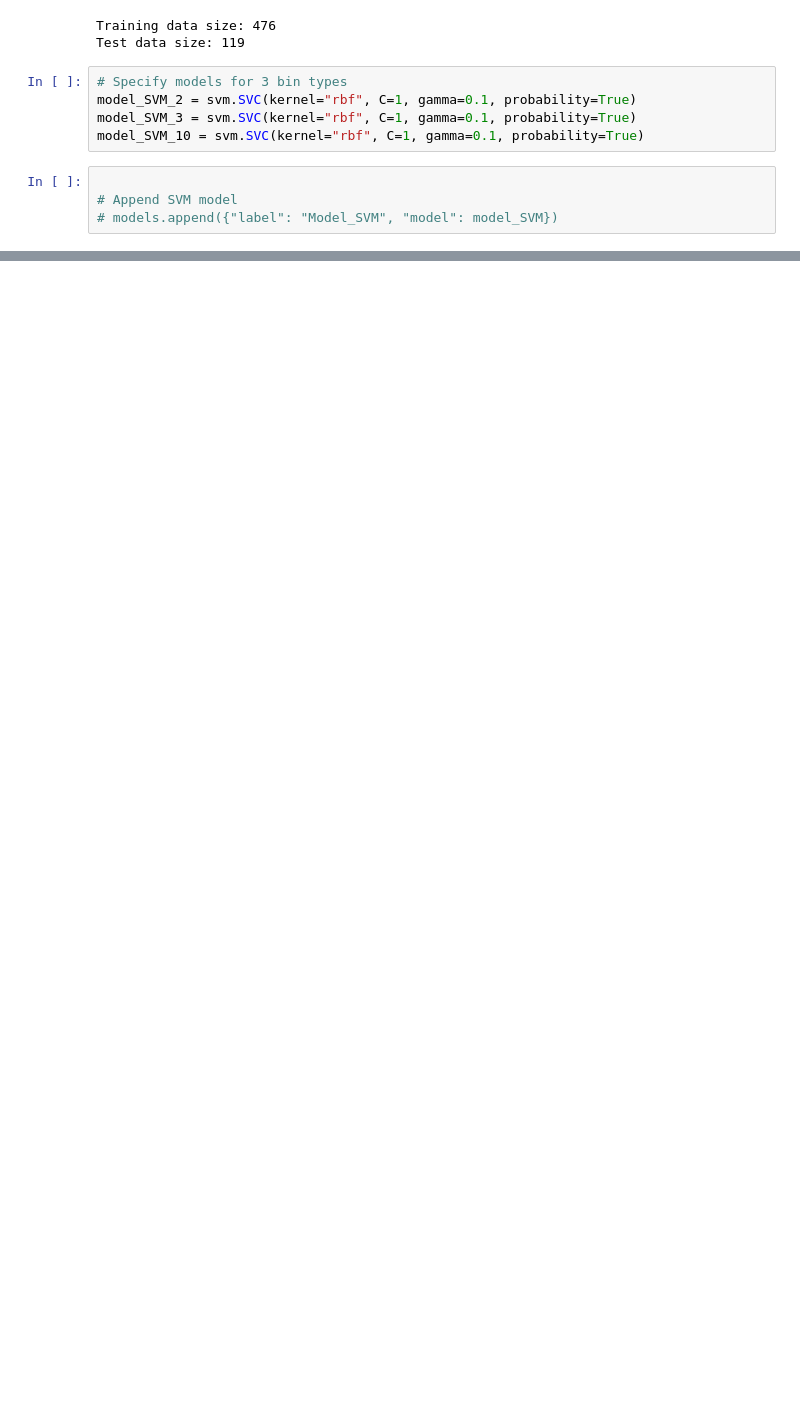
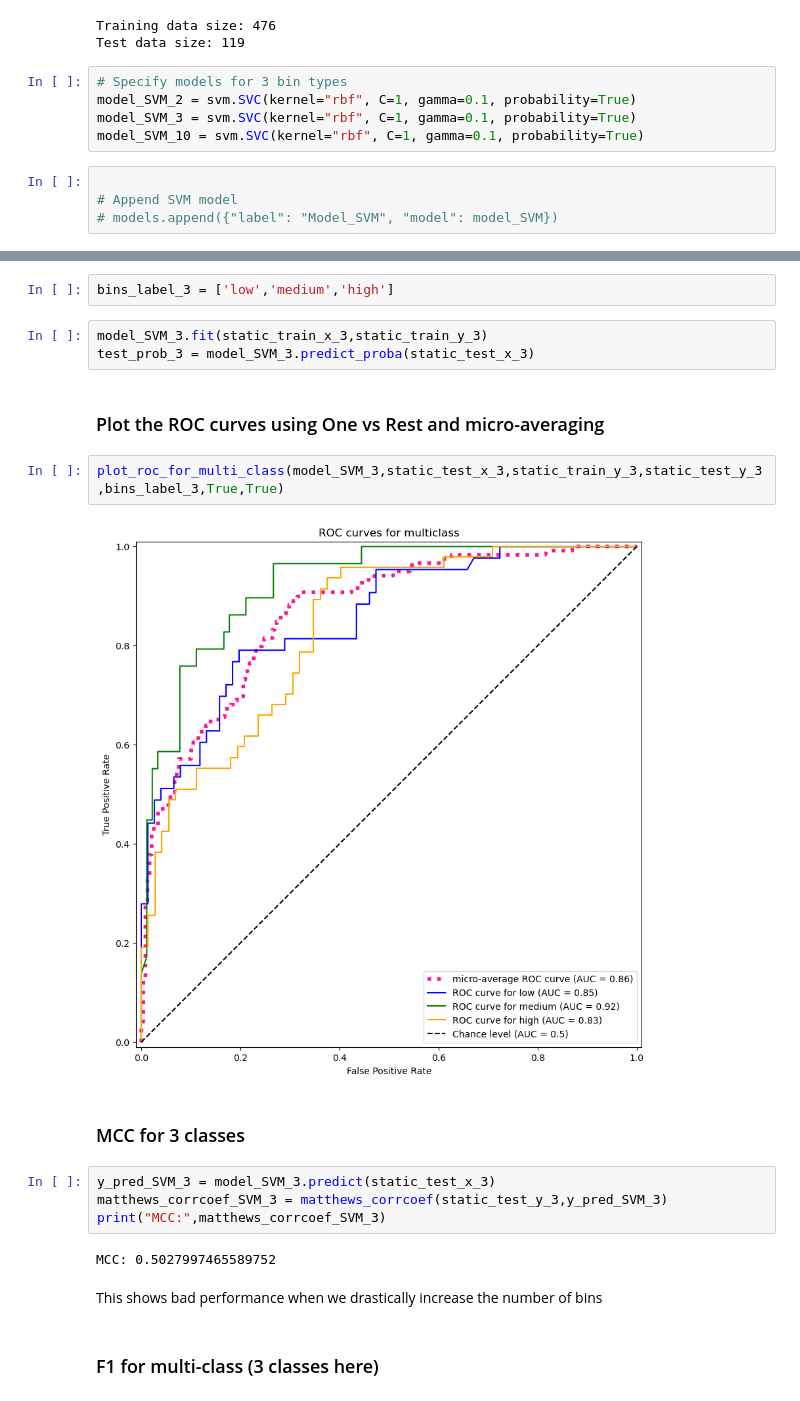
Before and after one commit to ASarriJackson/SummerProject, a Jupyter notebook: Classifiers/Classification_SVM.ipynb, the cells around one changed output, grey strips where cells are left out. Saved outputs shown, nothing was run; the diff lists cells and outputs as text; blank space fills up the shorter version.

```diff
--- a/Classifiers/Classification_SVM.ipynb
+++ b/Classifiers/Classification_SVM.ipynb
@@ -60,0 +120,23 @@ model_SVM_10 = svm.SVC(kernel="rbf", C=1, gamma=0.1, probability=True)
+# %%
+bins_label_3 = ['low','medium','high']
+# %%
+model_SVM_3.fit(static_train_x_3,static_train_y_3)
+test_prob_3 = model_SVM_3.predict_proba(static_test_x_3)
+# %% [markdown]
+### Plot the ROC curves using One vs Rest and micro-averaging ###
+# %%
+plot_roc_for_multi_class(model_SVM_3,static_test_x_3,static_train_y_3,static_test_y_3,bins_label_3,True,True)
+# %% [output]
+[figure, added]
+# %% [markdown]
+### MCC for 3 classes ###
+# %%
+y_pred_SVM_3 = model_SVM_3.predict(static_test_x_3)
+matthews_corrcoef_SVM_3 = matthews_corrcoef(static_test_y_3,y_pred_SVM_3)
+print("MCC:",matthews_corrcoef_SVM_3)
+# %% [output]
+MCC: 0.5027997465589752
+# %% [markdown]
+This shows bad performance when we drastically increase the number of bins
+# %% [markdown]
+### F1 for multi-class (3 classes here) ###
```
Also changed, not shown: parts of 30 cells of this notebook, 2 other files.
